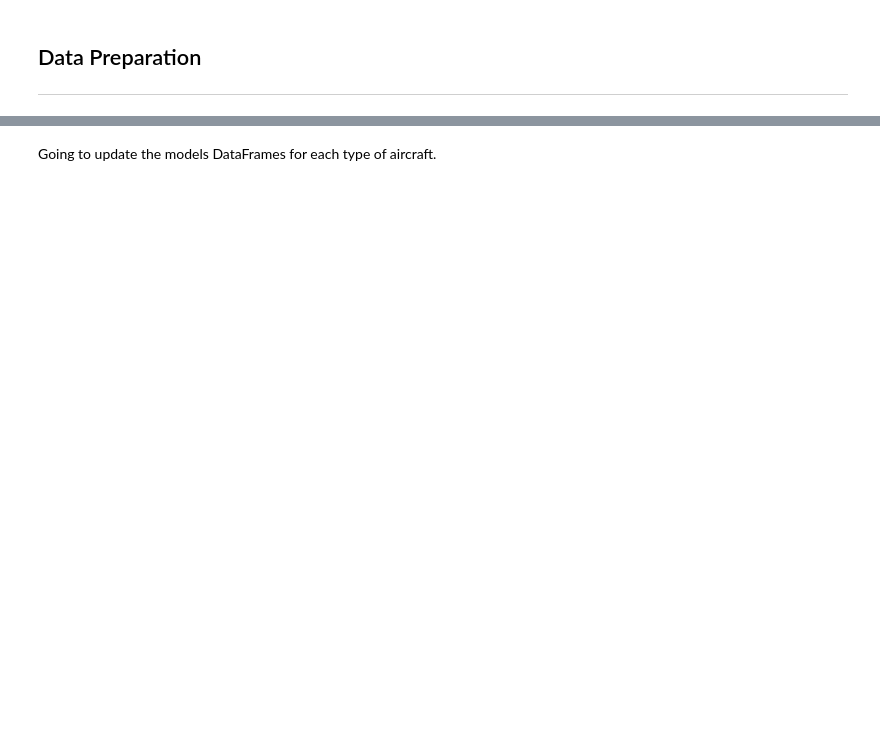
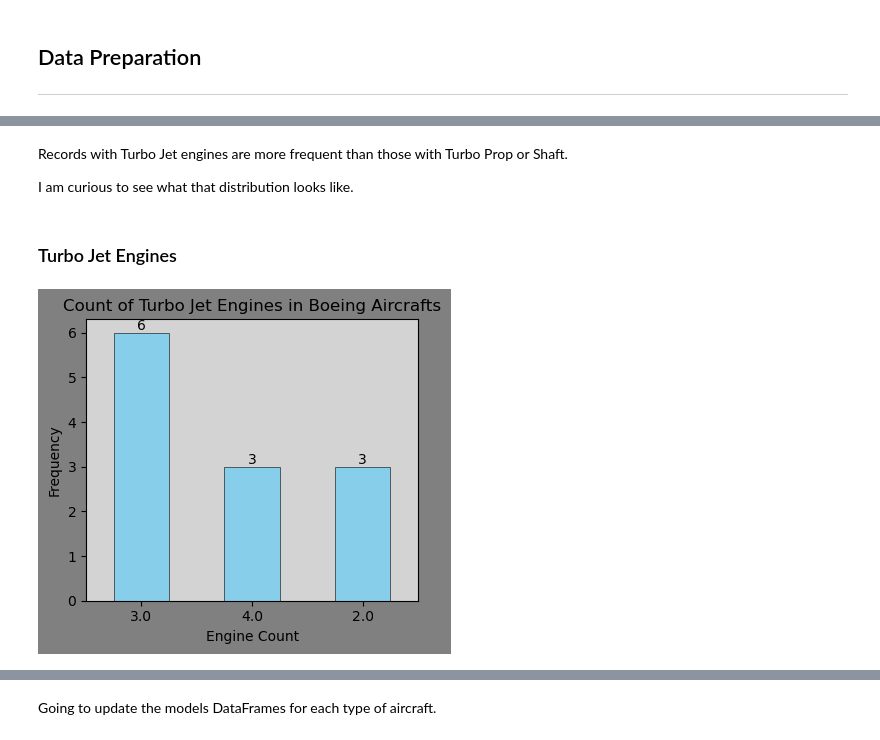
Before and after one commit to lthudson42/Phase-1-Project, a Jupyter notebook: student.ipynb, the cells around one changed output, grey strips where cells are left out. Saved outputs shown, nothing was run; the diff lists cells and outputs as text; code cells hidden in the pictures; blank space fills up the shorter version.

```diff
--- a/student.ipynb
+++ b/student.ipynb
@@ -115,2 +67,0 @@ Looks like the 'Engine.Type' column has some records with a 'NONE' value, 'Unkno
-# %%
-accidents['Engine.Type'].replace(['Unknown', 'UNK', 'NONE'], pd.NA, inplace = True)
@@ -446,0 +136,3 @@ boeing
+# %%
+# Replace the appropriate values with pd.NA
+accidents['engine_type'].replace(['Unknown', 'UNK', 'NONE'], pd.NA, inplace = True)
@@ -446,0 +360,37 @@ boeing
+# %% [markdown]
+Records with Turbo Jet engines are more frequent than those with Turbo Prop or Shaft.
+
+I am curious to see what that distribution looks like.
+# %% [markdown]
+### Turbo Jet Engines
+# %%
+# Create a frequency DataFrame
+boeing_turbo_jet = boeing[(boeing['engine_type'] == 'Turbo Jet')]
+boeing_turbo_jet_count = boeing_turbo_jet['number_of_engines'].value_counts()
+
+# Create plot
+fig, ax = plt.subplots(figsize = (4, 3.75))
+boeing_turbo_jet_count.plot(kind = 'bar',
+                            color = 'skyblue',
+                            edgecolor = 'k',
+                            linewidth = 0.4,
+                            ax = ax)
+
+# Set background colors
+fig.set_facecolor('grey')
+ax.set_facecolor('lightgrey')
+
+# Label axes and title
+ax.set_title('Count of Turbo Jet Engines in Boeing Aircrafts')
+ax.set_xlabel('Engine Count')
+ax.set_ylabel('Frequency')
+ax.set_xticklabels(boeing_turbo_jet_count.index, rotation = 360)
+
+# Set bar labels
+for count in ax.containers:
+    labels = ax.bar_label(count, label_type ='edge', fontsize = 10)
+
+plt.tight_layout()
+plt.show()
+# %% [output]
+[figure, added]
```
Also changed, not shown: parts of 108 cells of this notebook.
